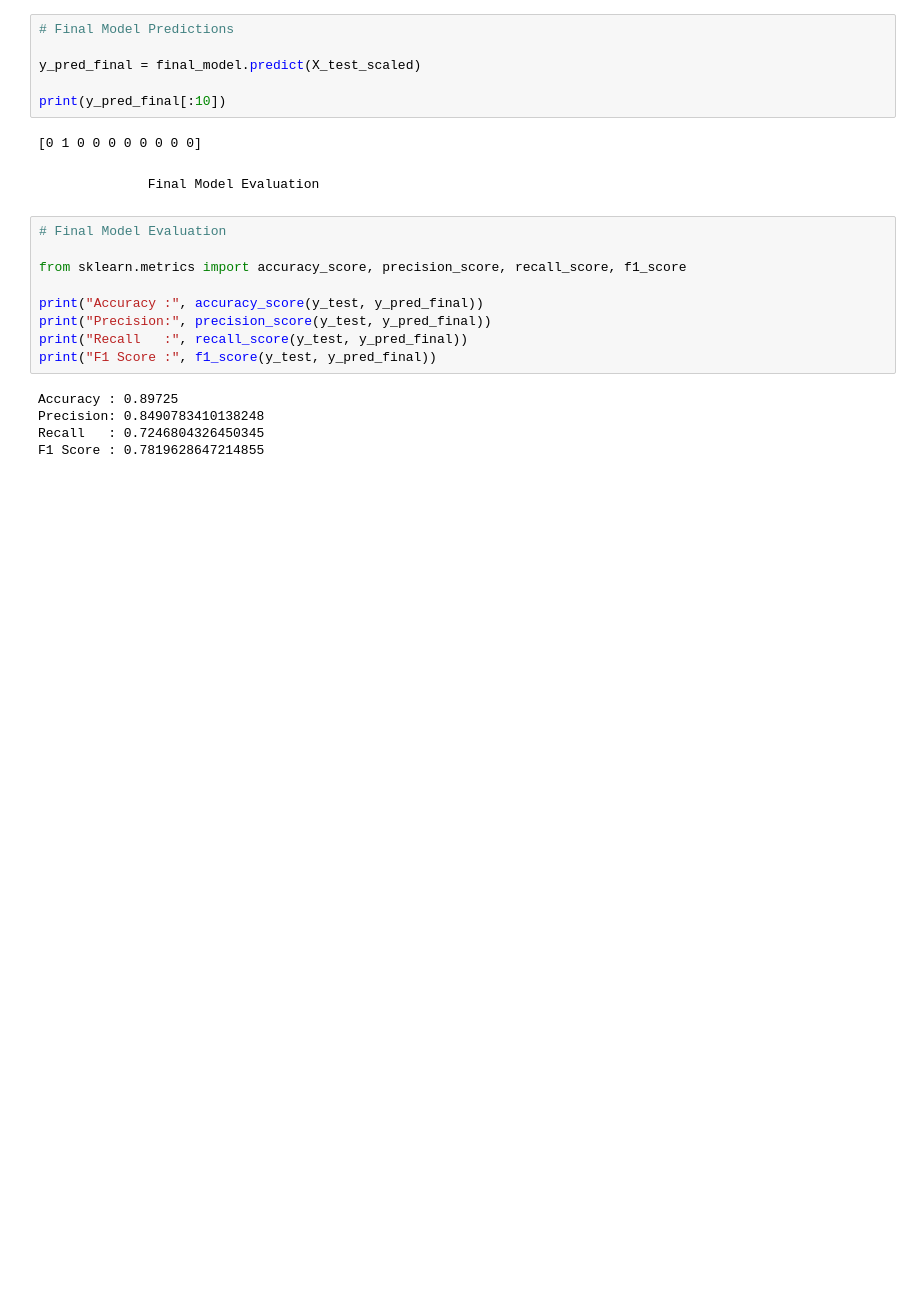
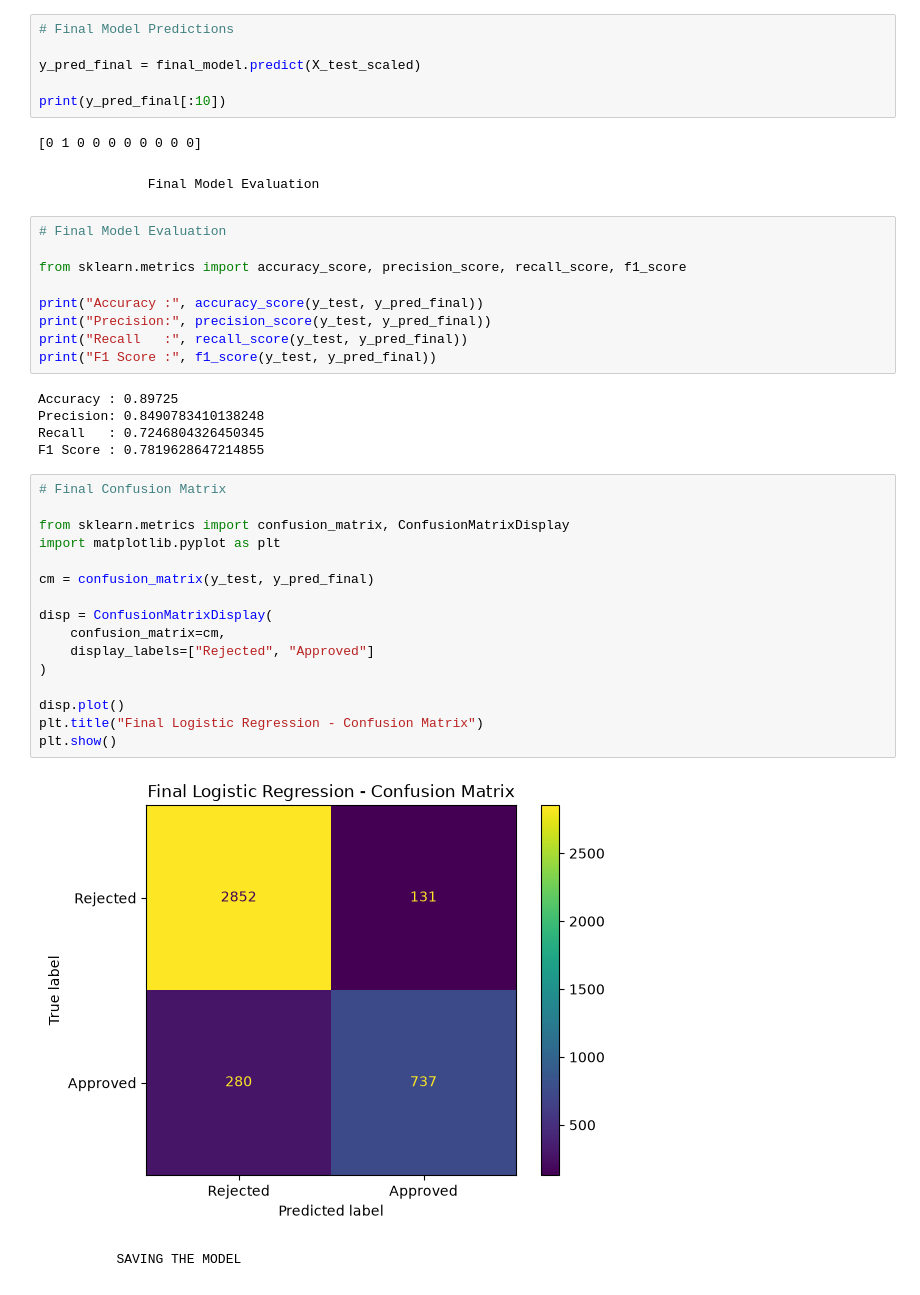
Before and after one commit to BIKRAM-GORAI/loan_approval_ml_model, a Jupyter notebook: notebooks/LoanIQ_Model.ipynb, the cells around one changed output. Drawn from its saved outputs; the diff is of its cells as text; blank space fills up the shorter version.

Commit message:
ml model trained and saved , now moving on to flask backend

```diff
--- a/notebooks/LoanIQ_Model.ipynb
+++ b/notebooks/LoanIQ_Model.ipynb
@@ -1532,3 +1532,23 @@ Accuracy : 0.89725
 Precision: 0.8490783410138248
 Recall   : 0.7246804326450345
 F1 Score : 0.7819628647214855
+# %%
+# Final Confusion Matrix
+
+from sklearn.metrics import confusion_matrix, ConfusionMatrixDisplay
+import matplotlib.pyplot as plt
+
+cm = confusion_matrix(y_test, y_pred_final)
+
+disp = ConfusionMatrixDisplay(
+    confusion_matrix=cm,
+    display_labels=["Rejected", "Approved"]
+)
+
+disp.plot()
+plt.title("Final Logistic Regression - Confusion Matrix")
+plt.show()
+# %% [output]
+[figure, added]
+# %% [markdown]
+            SAVING THE MODEL
```
Also changed, not shown: parts of 11 cells of this notebook, 3 other files.
